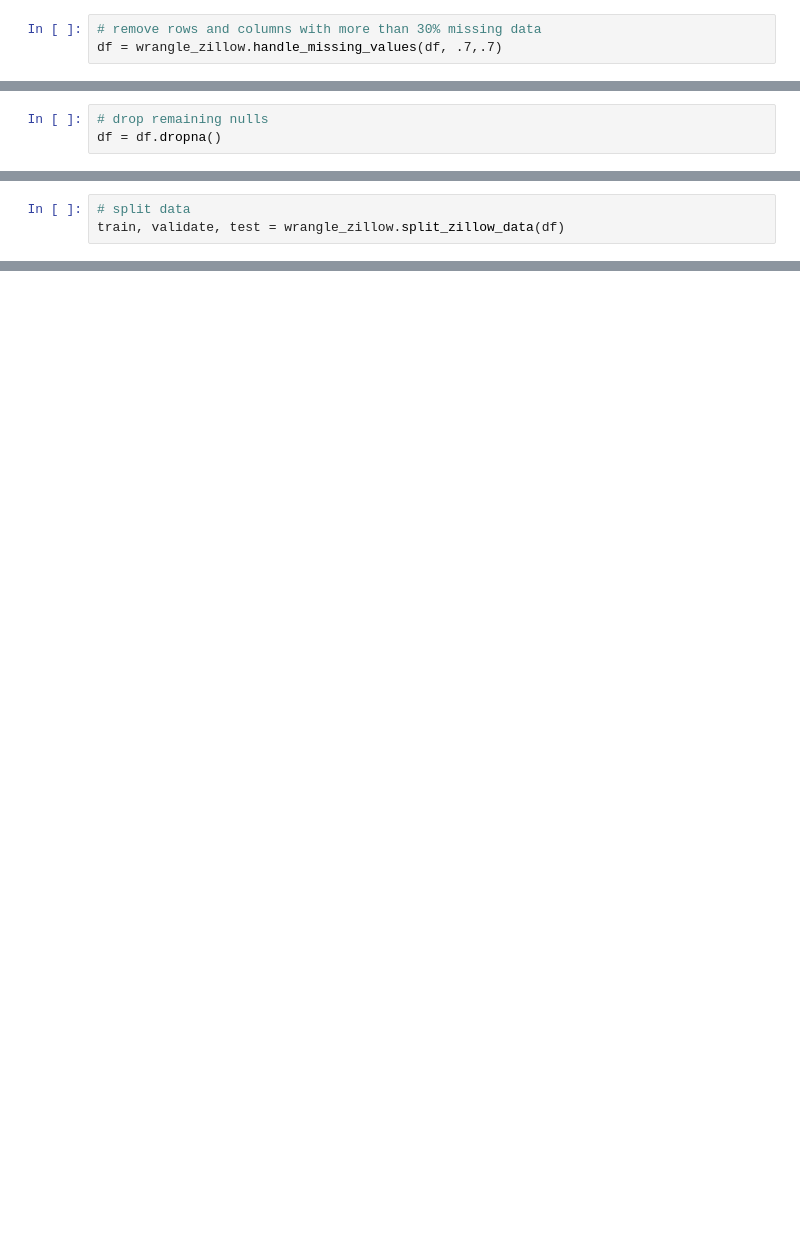
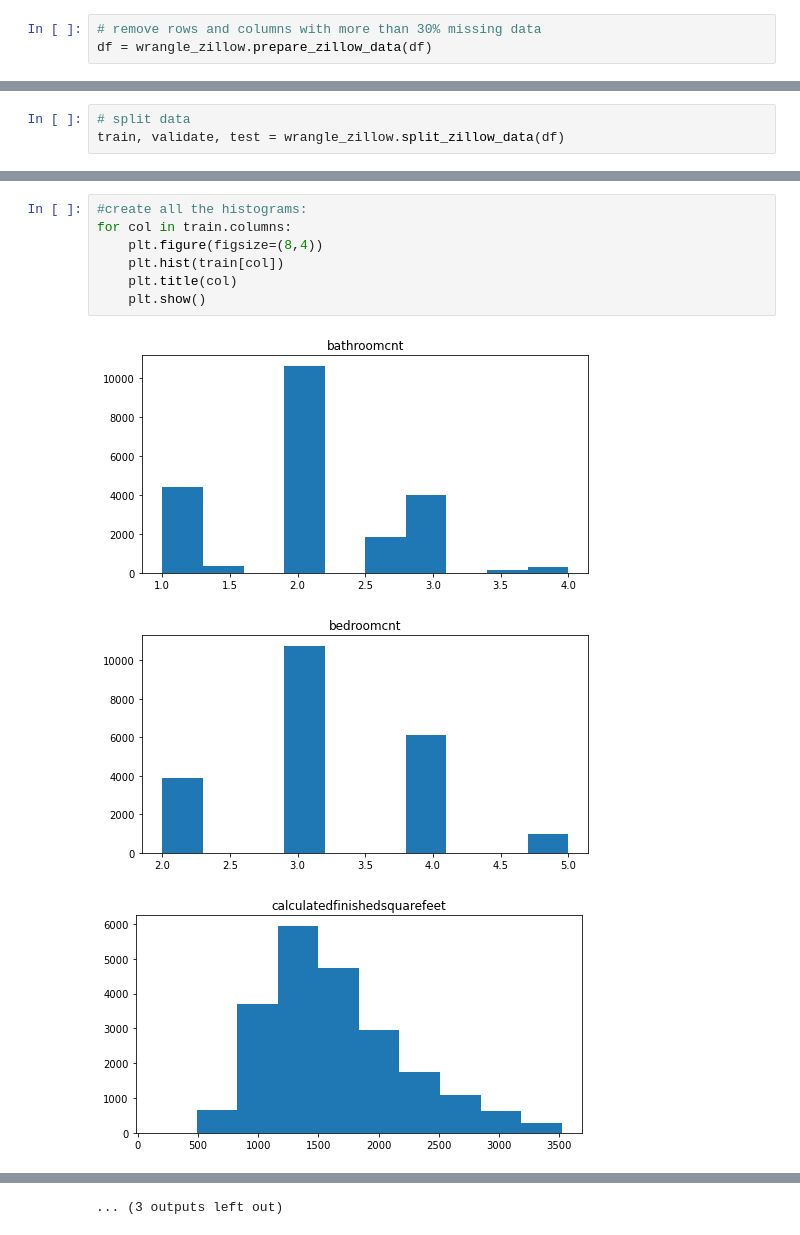
Before and after one commit to lochlynlaskowski/clustering-exercises, a Jupyter notebook: explore_zillow.ipynb, the cells around one changed output, grey strips where cells are left out. Cells and saved outputs as stored; diff of their text form; blank space fills up the shorter version.

```diff
--- a/explore_zillow.ipynb
+++ b/explore_zillow.ipynb
@@ -26,4 +25,4 @@ df.head()
 ### Prepare
 # %%
 # remove rows and columns with more than 30% missing data
-df = wrangle_zillow.handle_missing_values(df, .7,.7)
+df = wrangle_zillow.prepare_zillow_data(df)
@@ -51,3 +28,0 @@ dtype: float64
-# %%
-# drop remaining nulls
-df = df.dropna()
@@ -64,0 +95,11 @@ train.shape, validate.shape, test.shape
+# %%
+#create all the histograms:
+for col in train.columns:
+    plt.figure(figsize=(8,4))
+    plt.hist(train[col])
+    plt.title(col)
+    plt.show()
+# %% [output]
+[figure, added]
+[figure, added]
+[figure, added]
@@ -64,0 +115 @@ train.shape, validate.shape, test.shape
+... (3 outputs left out)
```
Also changed, not shown: parts of 43 cells of this notebook, 3 other files.
